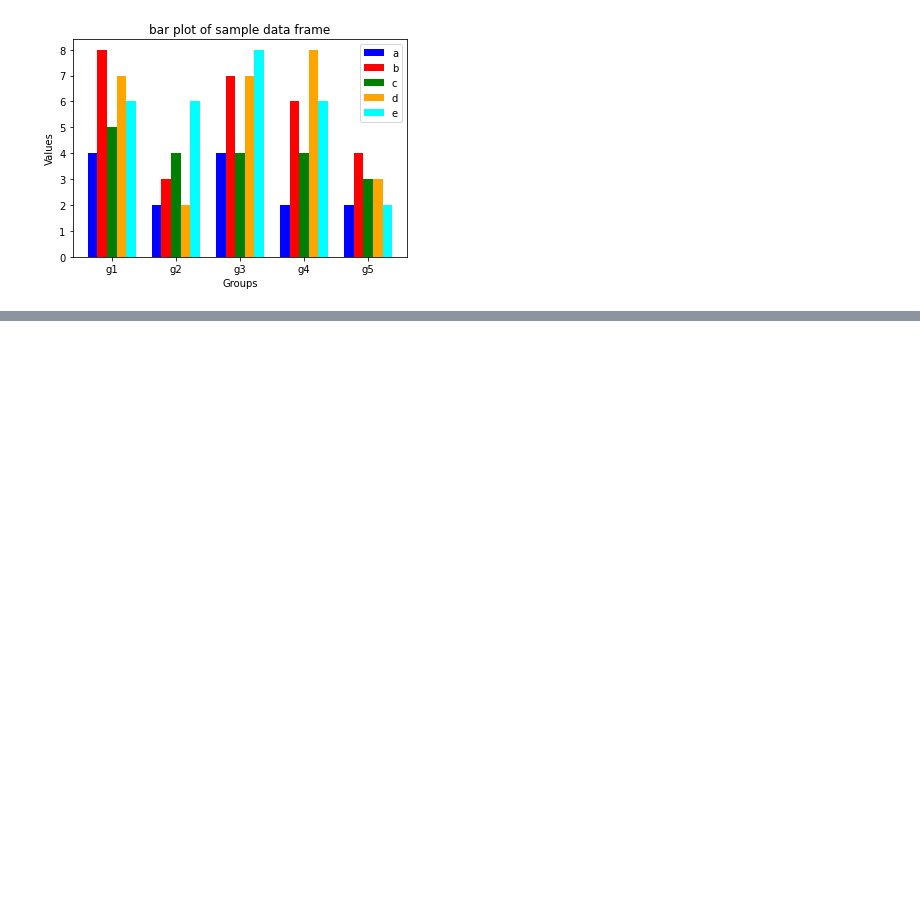
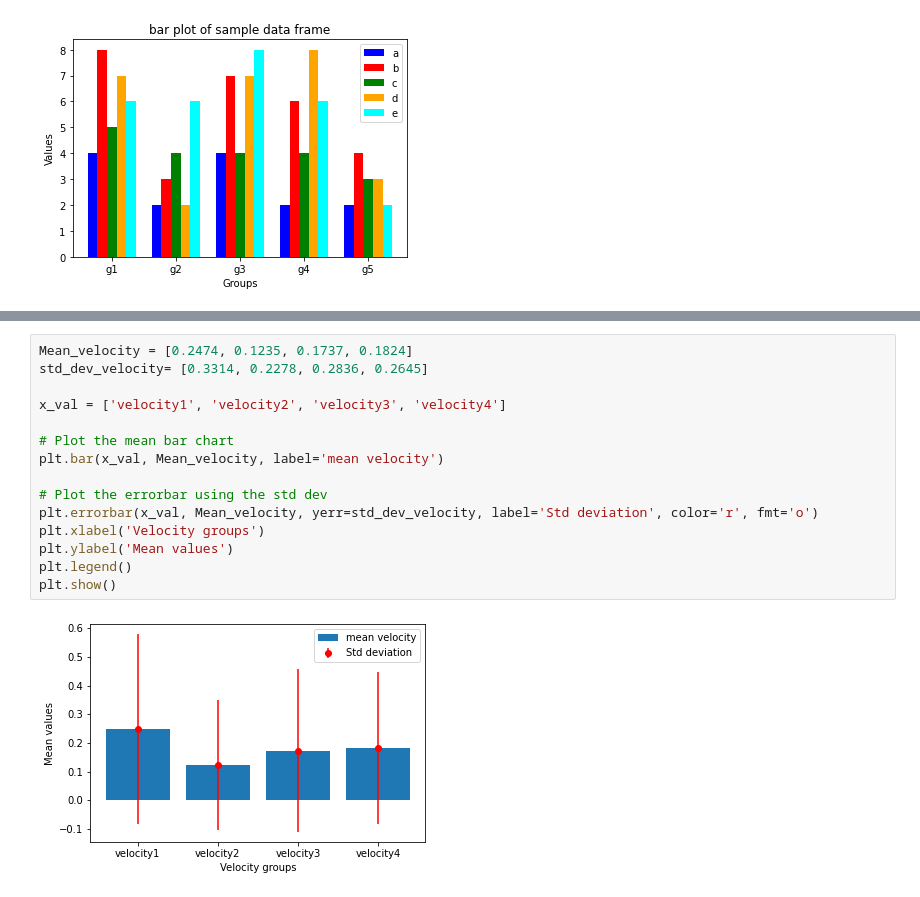
Before and after one commit to NishanthRajkumar/Python-Libraries, a Jupyter notebook: matplotlib_programs/matplotlib_barchart.ipynb, the cells around one changed output, grey strips where cells are left out. Drawn from its saved outputs; the diff is of its cells as text; blank space fills up the shorter version.

Commit message:
feat: plot errorbars

```diff
--- a/matplotlib_programs/matplotlib_barchart.ipynb
+++ b/matplotlib_programs/matplotlib_barchart.ipynb
@@ -208,0 +215,17 @@ plt.show()
+# %%
+Mean_velocity = [0.2474, 0.1235, 0.1737, 0.1824]
+std_dev_velocity= [0.3314, 0.2278, 0.2836, 0.2645]
+
+x_val = ['velocity1', 'velocity2', 'velocity3', 'velocity4']
+
+# Plot the mean bar chart
+plt.bar(x_val, Mean_velocity, label='mean velocity')
+
+# Plot the errorbar using the std dev
+plt.errorbar(x_val, Mean_velocity, yerr=std_dev_velocity, label='Std deviation', color='r', fmt='o')
+plt.xlabel('Velocity groups')
+plt.ylabel('Mean values')
+plt.legend()
+plt.show()
+# %% [output]
+[figure, added]
```
Also changed, not shown: parts of 1 cell of this notebook.
